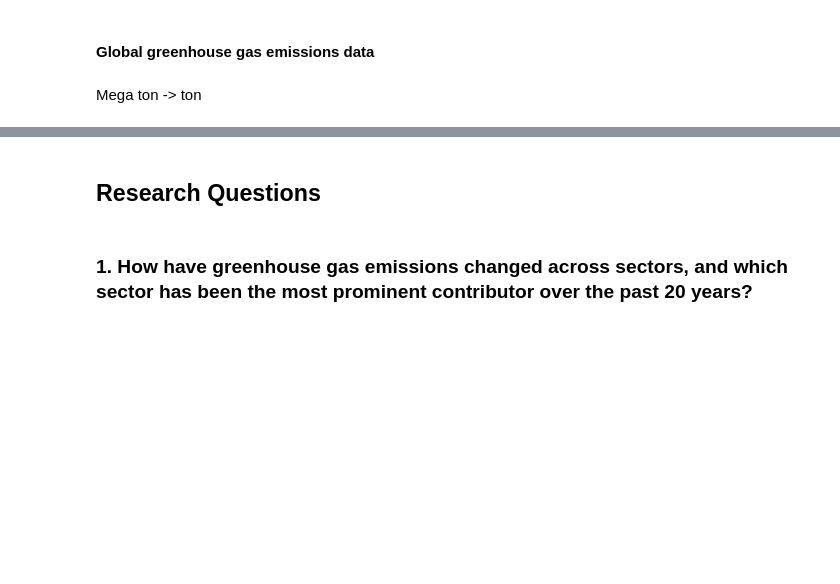
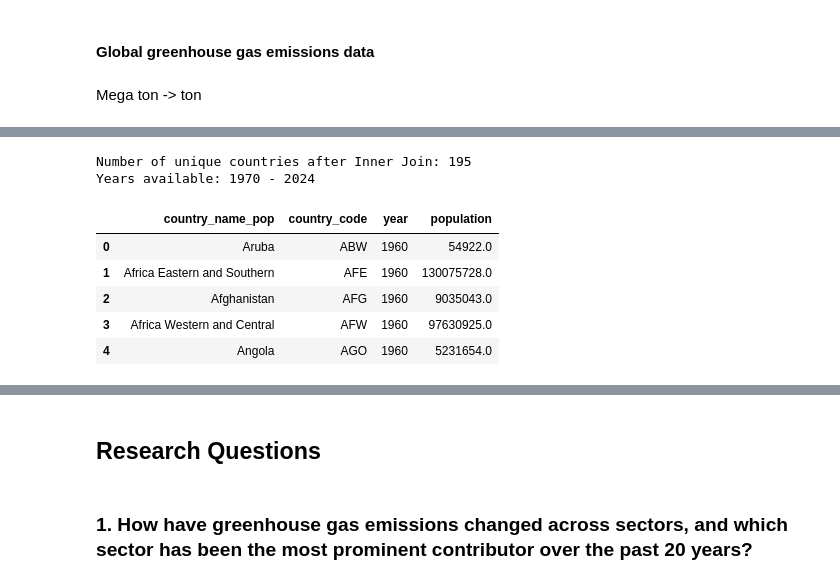
Before and after one commit to GinnyinGermany/CARBON, a Jupyter notebook: bin:/Computational_Narrative.ipynb, the cells around one changed output, grey strips where cells are left out. Cells and saved outputs as stored; diff of their text form; code cells hidden in the pictures; blank space fills up the shorter version.

```diff
--- a/bin:/Computational_Narrative.ipynb
+++ b/bin:/Computational_Narrative.ipynb
@@ -220,0 +223,32 @@ global_em.head()
+# %%
+pop_df = pd.read_csv('../data:/API_SP.POP.TOTL_DS2_en_csv_v2_127039.csv')
+
+# Reshape (Wide to Long)
+pop_id_cols = ['Country Name', 'Country Code']
+pop_year_cols = [col for col in pop_df.columns if col.isdigit()]
+
+global_pop = pop_df.melt(
+    id_vars=pop_id_cols,
+    value_vars=pop_year_cols,
+    var_name='year',
+    value_name='population'
+)
+
+# Renaming for consistency
+global_pop = global_pop.rename(columns={
+    'Country Code': 'country_code',
+    'Country Name': 'country_name_pop'
+})
+global_pop['year'] = pd.to_numeric(global_pop['year'])
+# %% [output]
+Number of unique countries after Inner Join: 195
+Years available: 1970 - 2024
+# %%
+global_pop.head()
+# %% [output]
+|  | country_name_pop | country_code | year | population |
+| 0 | Aruba | ABW | 1960 | 54922.0 |
+| 1 | Africa Eastern and Southern | AFE | 1960 | 130075728.0 |
+| 2 | Afghanistan | AFG | 1960 | 9035043.0 |
+| 3 | Africa Western and Central | AFW | 1960 | 97630925.0 |
+| 4 | Angola | AGO | 1960 | 5231654.0 |
```
Also changed, not shown: parts of 11 cells of this notebook.
